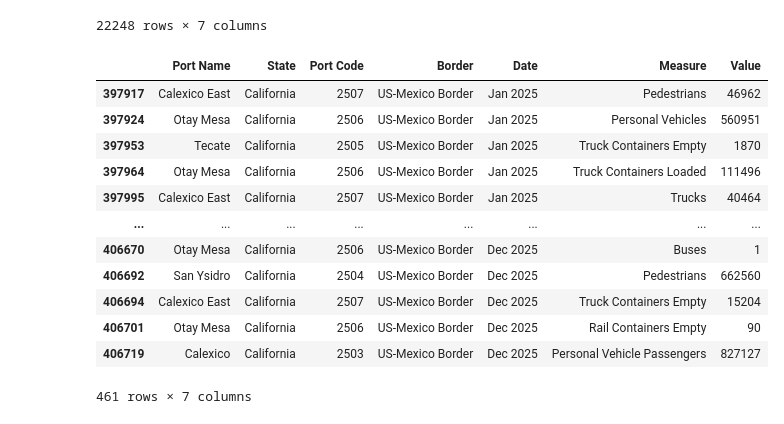
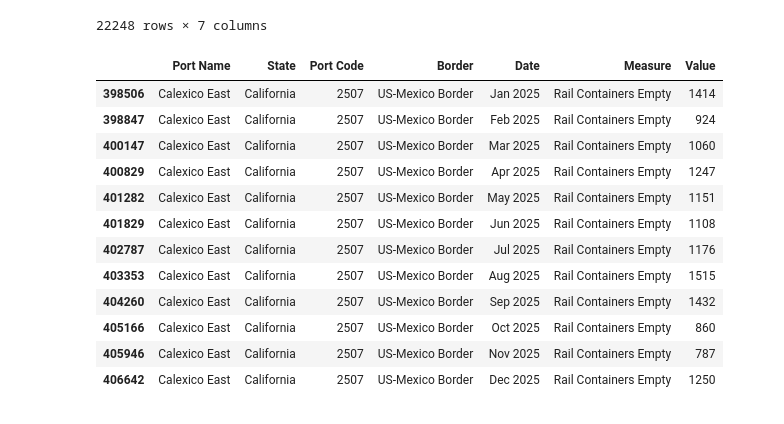
Before and after one commit to SebasLee98/Border_Crossings_Analysis, a Jupyter notebook: Border_Crossings_Python.ipynb, the cells around one changed output. Cells and saved outputs as stored; diff of their text form; code cells hidden in the pictures.

```diff
--- a/Border_Crossings_Python.ipynb
+++ b/Border_Crossings_Python.ipynb
@@ -53,22 +54,24 @@ new_df[new_df['State'] == 'California']
 | 406719 | Calexico | California | 2503 | US-Mexico Border | Dec 2025 | Personal Vehicle Passengers | 827127 |
 22248 rows × 7 columns
 # %%
-# Inspect crossings for 2025 and in California
+# Inspect crossings for 2025, California border, Calexico East, and empty rail containers
 crossings_last_year = new_df['Date'].str.contains('2025')
+measure = new_df['Port Name'].str.contains('Calexico East')
 cal_crossings = new_df['State'] == 'California'
-cal_crossings_last_year = new_df[crossings_last_year & cal_crossings]
+empty_containers = new_df['Measure'] == 'Rail Containers Empty'
+cal_crossings_last_year = new_df[crossings_last_year & cal_crossings & measure & empty_containers]
 cal_crossings_last_year
 # %% [output]
 |  | Port Name | State | Port Code | Border | Date | Measure | Value |
-| 397917 | Calexico East | California | 2507 | US-Mexico Border | Jan 2025 | Pedestrians | 46962 |
-| 397924 | Otay Mesa | California | 2506 | US-Mexico Border | Jan 2025 | Personal Vehicles | 560951 |
-| 397953 | Tecate | California | 2505 | US-Mexico Border | Jan 2025 | Truck Containers Empty | 1870 |
-| 397964 | Otay Mesa | California | 2506 | US-Mexico Border | Jan 2025 | Truck Containers Loaded | 111496 |
-| 397995 | Calexico East | California | 2507 | US-Mexico Border | Jan 2025 | Trucks | 40464 |
-| ... | ... | ... | ... | ... | ... | ... | ... |
-| 406670 | Otay Mesa | California | 2506 | US-Mexico Border | Dec 2025 | Buses | 1 |
-| 406692 | San Ysidro | California | 2504 | US-Mexico Border | Dec 2025 | Pedestrians | 662560 |
-| 406694 | Calexico East | California | 2507 | US-Mexico Border | Dec 2025 | Truck Containers Empty | 15204 |
-| 406701 | Otay Mesa | California | 2506 | US-Mexico Border | Dec 2025 | Rail Containers Empty | 90 |
-| 406719 | Calexico | California | 2503 | US-Mexico Border | Dec 2025 | Personal Vehicle Passengers | 827127 |
+| 398506 | Calexico East | California | 2507 | US-Mexico Border | Jan 2025 | Rail Containers Empty | 1414 |
+| 398847 | Calexico East | California | 2507 | US-Mexico Border | Feb 2025 | Rail Containers Empty | 924 |
+| 400147 | Calexico East | California | 2507 | US-Mexico Border | Mar 2025 | Rail Containers Empty | 1060 |
+| 400829 | Calexico East | California | 2507 | US-Mexico Border | Apr 2025 | Rail Containers Empty | 1247 |
+| 401282 | Calexico East | California | 2507 | US-Mexico Border | May 2025 | Rail Containers Empty | 1151 |
+| 401829 | Calexico East | California | 2507 | US-Mexico Border | Jun 2025 | Rail Containers Empty | 1108 |
+| 402787 | Calexico East | California | 2507 | US-Mexico Border | Jul 2025 | Rail Containers Empty | 1176 |
+| 403353 | Calexico East | California | 2507 | US-Mexico Border | Aug 2025 | Rail Containers Empty | 1515 |
+| 404260 | Calexico East | California | 2507 | US-Mexico Border | Sep 2025 | Rail Containers Empty | 1432 |
+| 405166 | Calexico East | California | 2507 | US-Mexico Border | Oct 2025 | Rail Containers Empty | 860 |
+| 405946 | Calexico East | California | 2507 | US-Mexico Border | Nov 2025 | Rail Containers Empty | 787 |
+| 406642 | Calexico East | California | 2507 | US-Mexico Border | Dec 2025 | Rail Containers Empty | 1250 |
-461 rows × 7 columns
```
Also changed, not shown: parts of 2 cells of this notebook.
